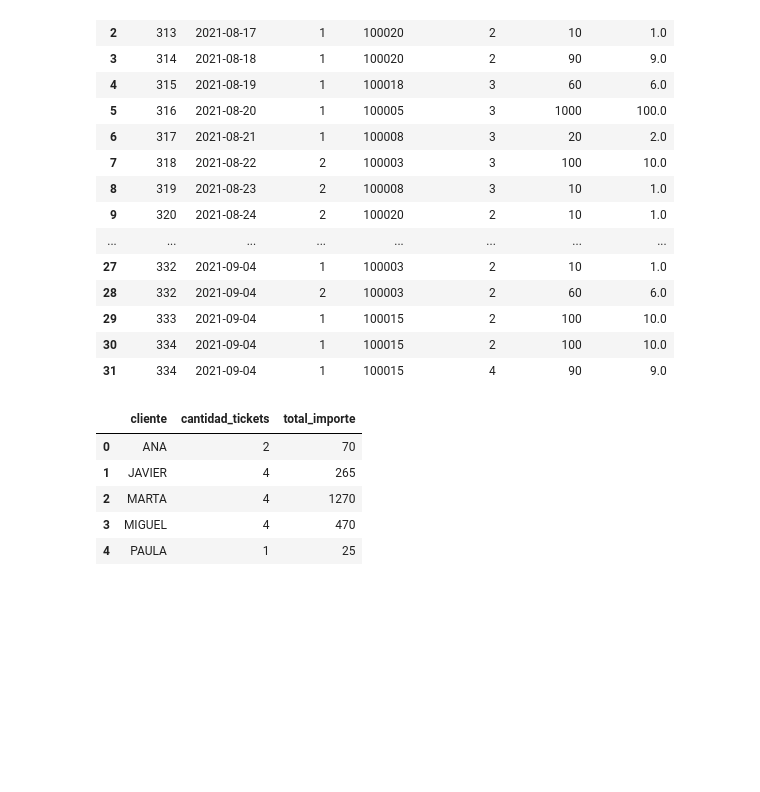
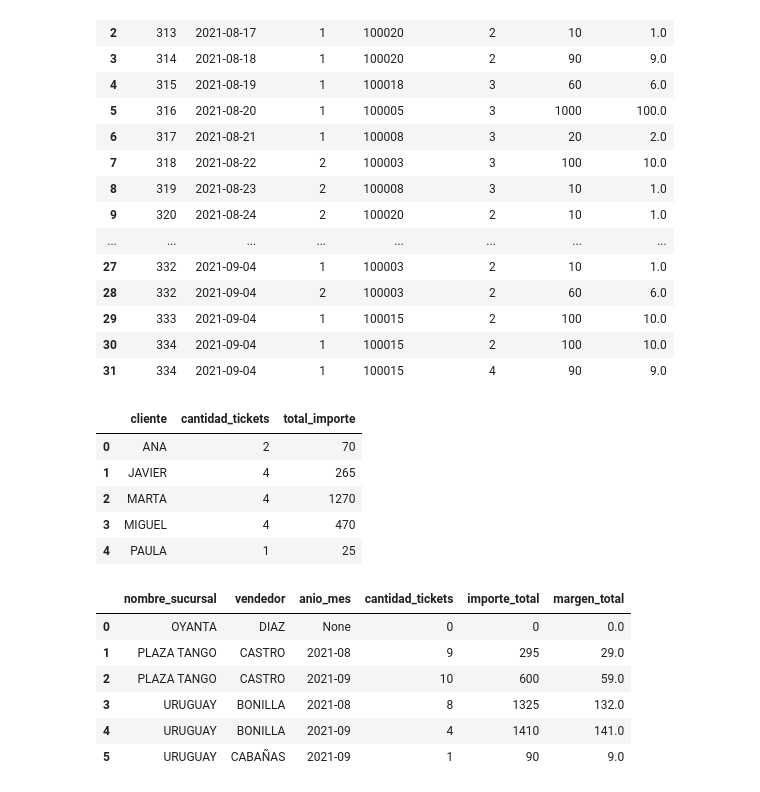
Before and after one commit to KARENCMP82/SQL, a Jupyter notebook: Clase_10SQL_Semana_2_para_seguir_los_videos_consultas_avanzadas_ejercicios_vacios.ipynb, the cells around one changed output. Saved outputs shown, nothing was run; the diff lists cells and outputs as text; code cells hidden in the pictures; blank space fills up the shorter version.

```diff
--- a/Clase_10SQL_Semana_2_para_seguir_los_videos_consultas_avanzadas_ejercicios_vacios.ipynb
+++ b/Clase_10SQL_Semana_2_para_seguir_los_videos_consultas_avanzadas_ejercicios_vacios.ipynb
@@ -275,16 +276,45 @@ pd.DataFrame(cursor.fetchall(), columns=cols)
 # %%
 # 3. Hacer una consulta que devuelva las ventas totales (tickets totales), el importe total y el margen total. Por sucursal, vendedor (solo el apellido) y mes (año+mes)
 
 query = '''
+--select count(*) as tick_total , sum(total_importe) as SumaImporte, sum(total_margen) as SumaMargen  from tickets;
+SELECT
+  ts.nombre AS nombre_sucursal,
+  tve.apellido as vendedor,
+  STRFTIME('%Y-%m', tt.fecha_ticket) AS anio_mes,
+  COUNT(tt.id_ticket) AS cantidad_tickets,
+  COALESCE(SUM(tt.total_importe), 0) AS importe_total,
+  COALESCE(SUM(tt.total_margen), 0) AS margen_total
 
+FROM
+  vendedores tve
+LEFT JOIN
+  tickets tt ON tt.id_vendedor=tve.id_vendedor
+LEFT JOIN
+  sucursales ts ON tve.id_sucursales=ts.id_sucursal
+
+GROUP BY
+  ts.nombre ,
+  STRFTIME('%Y-%m', tt.fecha_ticket),
+  tve.apellido
+
+;
 
 
  '''
 
 cursor.execute(query)
 conexion.commit()
 cols = [description[0] for description in cursor.description]
 pd.DataFrame(cursor.fetchall(), columns=cols)
+# %% [output]
+|  | nombre_sucursal | vendedor | anio_mes | cantidad_tickets | importe_total | margen_total |
+| 0 | OYANTA | DIAZ | None | 0 | 0 | 0.0 |
+| 1 | PLAZA TANGO | CASTRO | 2021-08 | 9 | 295 | 29.0 |
+| 2 | PLAZA TANGO | CASTRO | 2021-09 | 10 | 600 | 59.0 |
+| 3 | URUGUAY | BONILLA | 2021-08 | 8 | 1325 | 132.0 |
+| 4 | URUGUAY | BONILLA | 2021-09 | 4 | 1410 | 141.0 |
+| 5 | URUGUAY | CABAÑAS | 2021-09 | 1 | 90 | 9.0 |
 # %%
 # 4. Hacer una consulta que devuelva la cantidad de ventas, importe total y margen total. Por por mes y por producto.
 
```
Also changed, not shown: parts of 4 cells of this notebook.
